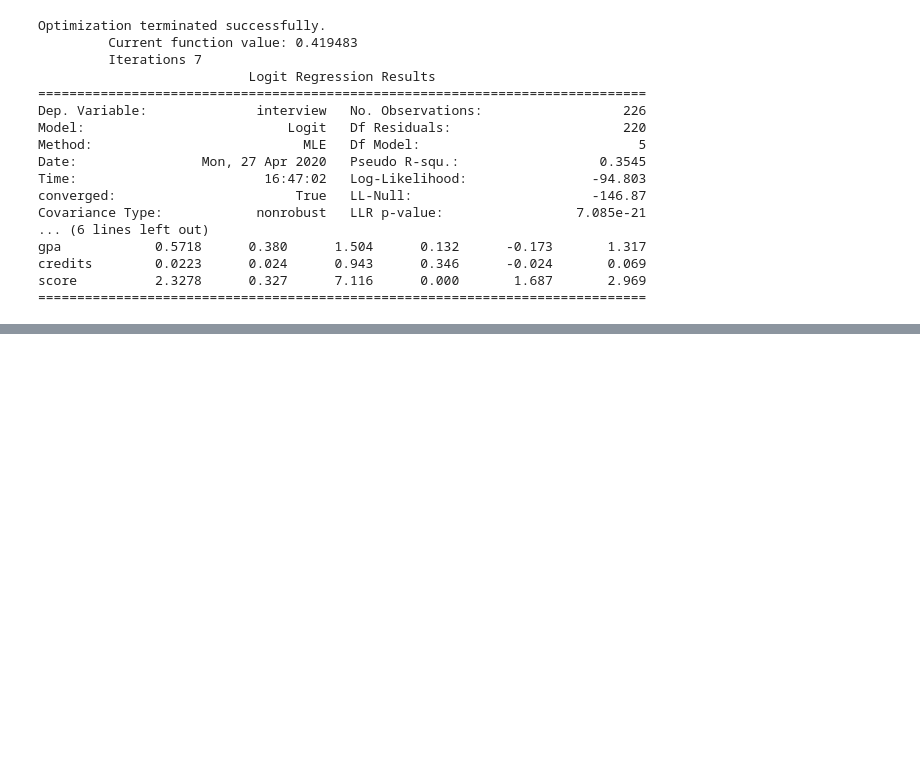
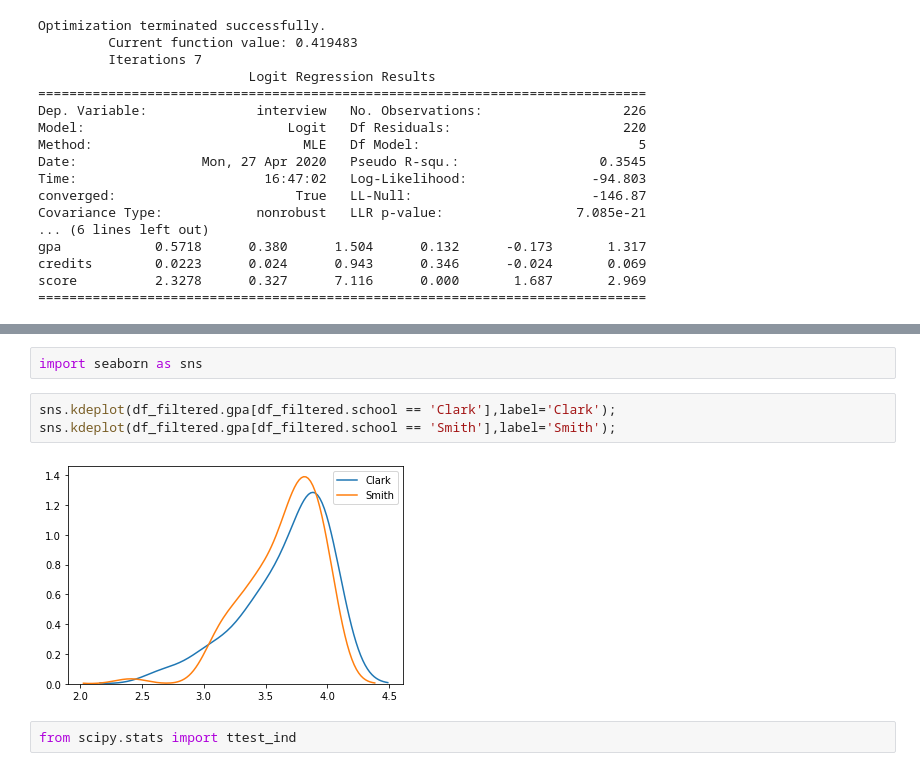
Before and after one commit to jpbailey/438a, a Jupyter notebook: questselections18.ipynb, the cells around one changed output, grey strips where cells are left out. Cells and saved outputs as stored; diff of their text form; blank space fills up the shorter version.

Commit message:
updating for more ttests

```diff
--- a/questselections18.ipynb
+++ b/questselections18.ipynb
@@ -117,0 +174,9 @@ score          2.3278      0.327      7.116      0.000       1.687       2.969
+# %%
+import seaborn as sns
+# %%
+sns.kdeplot(df_filtered.gpa[df_filtered.school == 'Clark'],label='Clark');
+sns.kdeplot(df_filtered.gpa[df_filtered.school == 'Smith'],label='Smith');
+# %% [output]
+[figure, added]
+# %%
+from scipy.stats import ttest_ind
```
Also changed, not shown: parts of 15 cells of this notebook.
